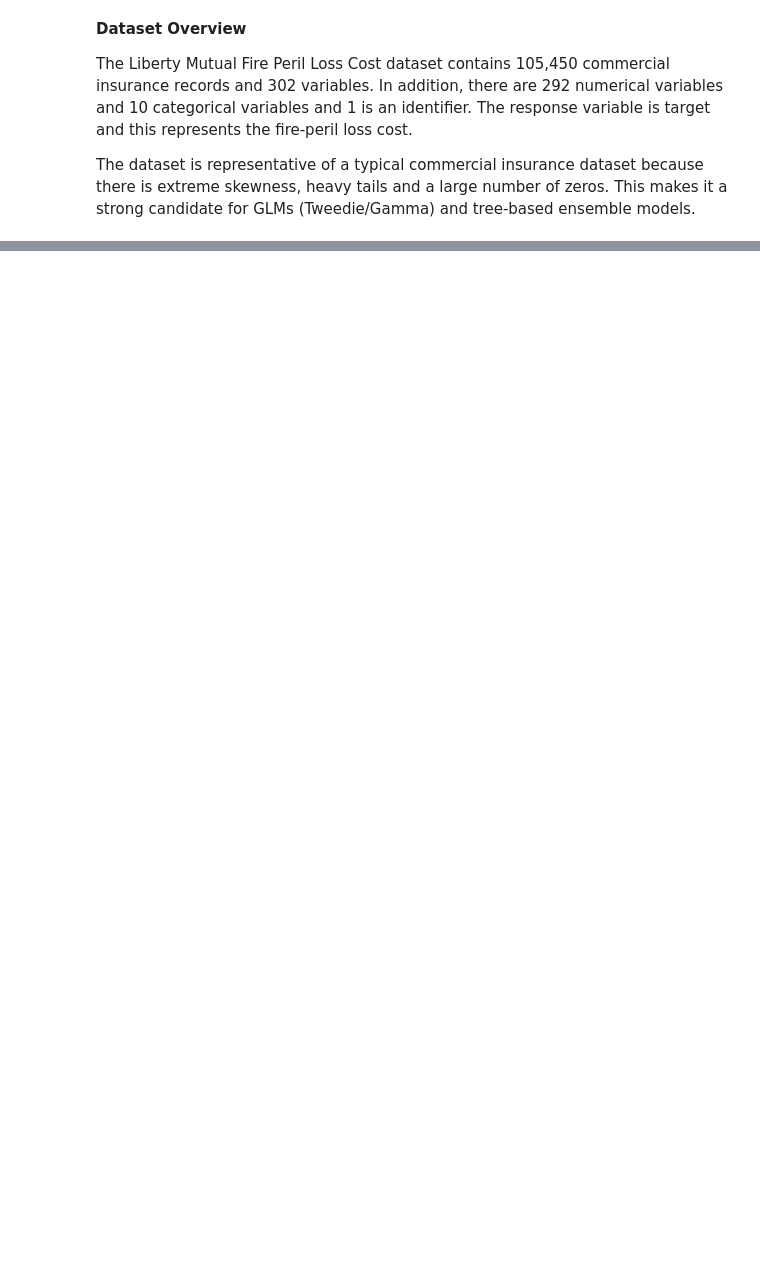
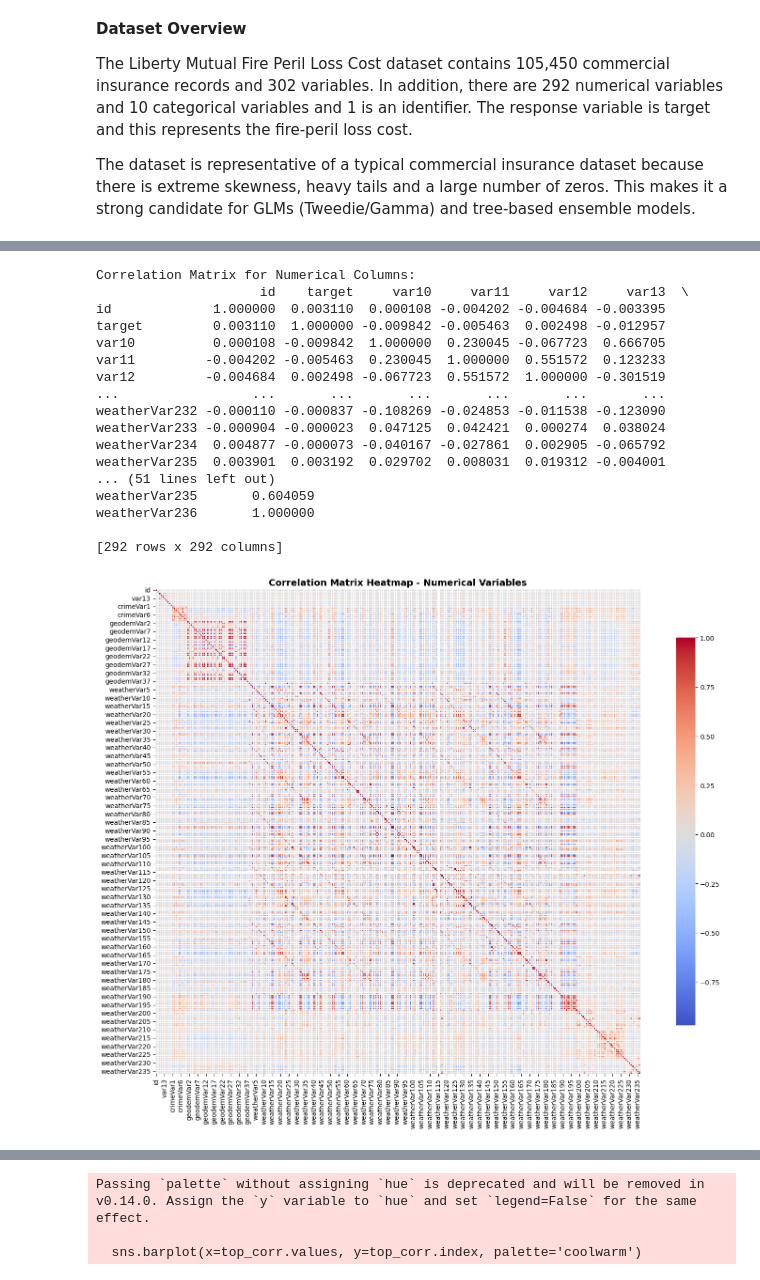
Before and after one commit to uni-Deb7943/TMU-CIND820, a Jupyter notebook: 01_EDA_and_Data_Analysis.ipynb, the cells around one changed output, grey strips where cells are left out. Saved outputs shown, nothing was run; the diff lists cells and outputs as text; code cells hidden in the pictures; blank space fills up the shorter version.

```diff
--- a/01_EDA_and_Data_Analysis.ipynb
+++ b/01_EDA_and_Data_Analysis.ipynb
@@ -36,0 +140,11 @@ HTTPError: HTTP Error 404: Not Found
+# %%
+# Separate Variable types
+categorical_cols = train.select_dtypes(include=['object']).columns
+numerical_cols = train.select_dtypes(include=['number']).columns
+
+print("\nCategorical Columns:", categorical_cols)
+print("Numerical Columns:", numerical_cols)
+
+# Display the number of categorical and numerical columns
+print("\nNumber of Categorical Columns:", len(categorical_cols))
+print("Number of Numerical Columns:", len(numerical_cols))
@@ -36,0 +290,60 @@ HTTPError: HTTP Error 404: Not Found
+# %%
+# =======================================================
+# Correlation Analysis
+# =======================================================
+
+# Compute correlation matrix for loss cost and numerical variables
+correlation_matrix = train[numerical_cols].corr()
+
+print("\nCorrelation Matrix for Numerical Columns:")
+print(correlation_matrix)
+
+# Visualize correlation matrix with heatmap
+plt.figure(figsize=(16, 12))
+sns.heatmap(correlation_matrix, annot=False, cmap='coolwarm', center=0,
+            square=True, linewidths=0.5, cbar_kws={"shrink": 0.8})
+plt.title('Correlation Matrix Heatmap - Numerical Variables', fontsize=14, fontweight='bold')
+plt.tight_layout()
+plt.show()
+
+# Correlation with target variable
+if 'target' in train.columns:
+    target_corr = correlation_matrix['target'].sort_values(ascending=False)
+    print("\nCorrelation with Target Variable (sorted):")
+    print(target_corr)
+
+    # Plot top 15 features correlated with target
+    plt.figure(figsize=(10, 6))
+    top_corr = target_corr[1:16]  # Exclude target itself
+    sns.barplot(x=top_corr.values, y=top_corr.index, palette='coolwarm')
+    plt.title('Top 15 Features Correlated with Target (Loss Cost)', fontsize=12, fontweight='bold')
+    plt.xlabel('Correlation Coefficient')
+    plt.show()
+
+# Heatmap of top 20 correlated variables
+top_corr_vars = target_corr[1:21].index  # Exclude target itself
+plt.figure(figsize=(12, 10))
+sns.heatmap(correlation_matrix.loc[top_corr_vars, top_corr_vars], annot=True, cmap='coolwarm', center=0,
+            square=True, linewidths=0.5, cbar_kws={"shrink": 0.8})
+plt.title('Heatmap of Top 20 Correlated Variables', fontsize=14, fontweight='bold')
+plt.tight_layout()
+plt.show()
+# %% [output]
+Correlation Matrix for Numerical Columns:
+                     id    target     var10     var11     var12     var13  \
+id             1.000000  0.003110  0.000108 -0.004202 -0.004684 -0.003395
+target         0.003110  1.000000 -0.009842 -0.005463  0.002498 -0.012957
+var10          0.000108 -0.009842  1.000000  0.230045 -0.067723  0.666705
+var11         -0.004202 -0.005463  0.230045  1.000000  0.551572  0.123233
+var12         -0.004684  0.002498 -0.067723  0.551572  1.000000 -0.301519
+...                 ...       ...       ...       ...       ...       ...
+weatherVar232 -0.000110 -0.000837 -0.108269 -0.024853 -0.011538 -0.123090
+weatherVar233 -0.000904 -0.000023  0.047125  0.042421  0.000274  0.038024
+weatherVar234  0.004877 -0.000073 -0.040167 -0.027861  0.002905 -0.065792
+weatherVar235  0.003901  0.003192  0.029702  0.008031  0.019312 -0.004001
+... (51 lines left out)
+weatherVar235       0.604059
+weatherVar236       1.000000
+
+[292 rows x 292 columns]
+[figure, added]
@@ -36,0 +363,3 @@ HTTPError: HTTP Error 404: Not Found
+Passing `palette` without assigning `hue` is deprecated and will be removed in v0.14.0. Assign the `y` variable to `hue` and set `legend=False` for the same effect.
+
+  sns.barplot(x=top_corr.values, y=top_corr.index, palette='coolwarm')
```
Also changed, not shown: parts of 17 cells of this notebook.
